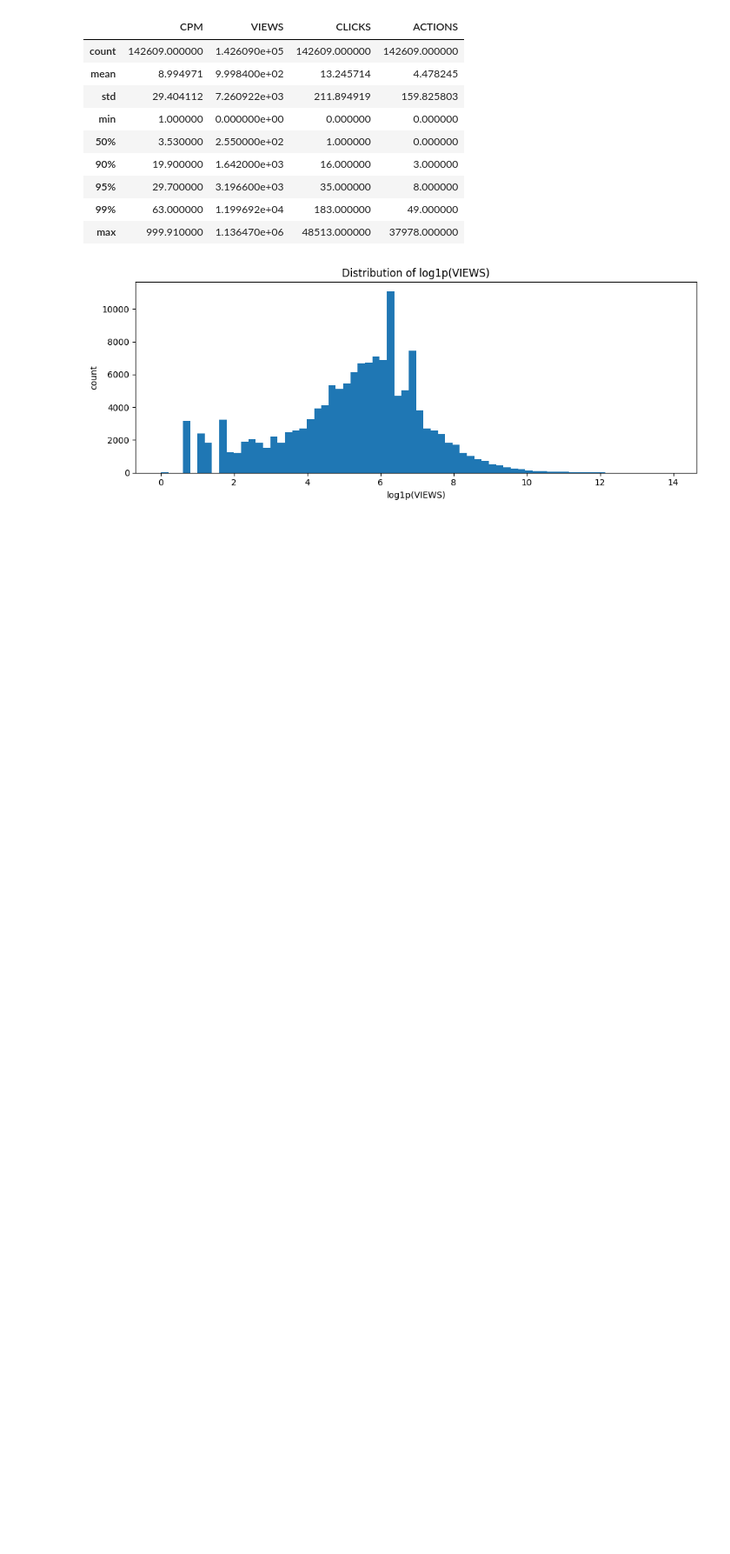
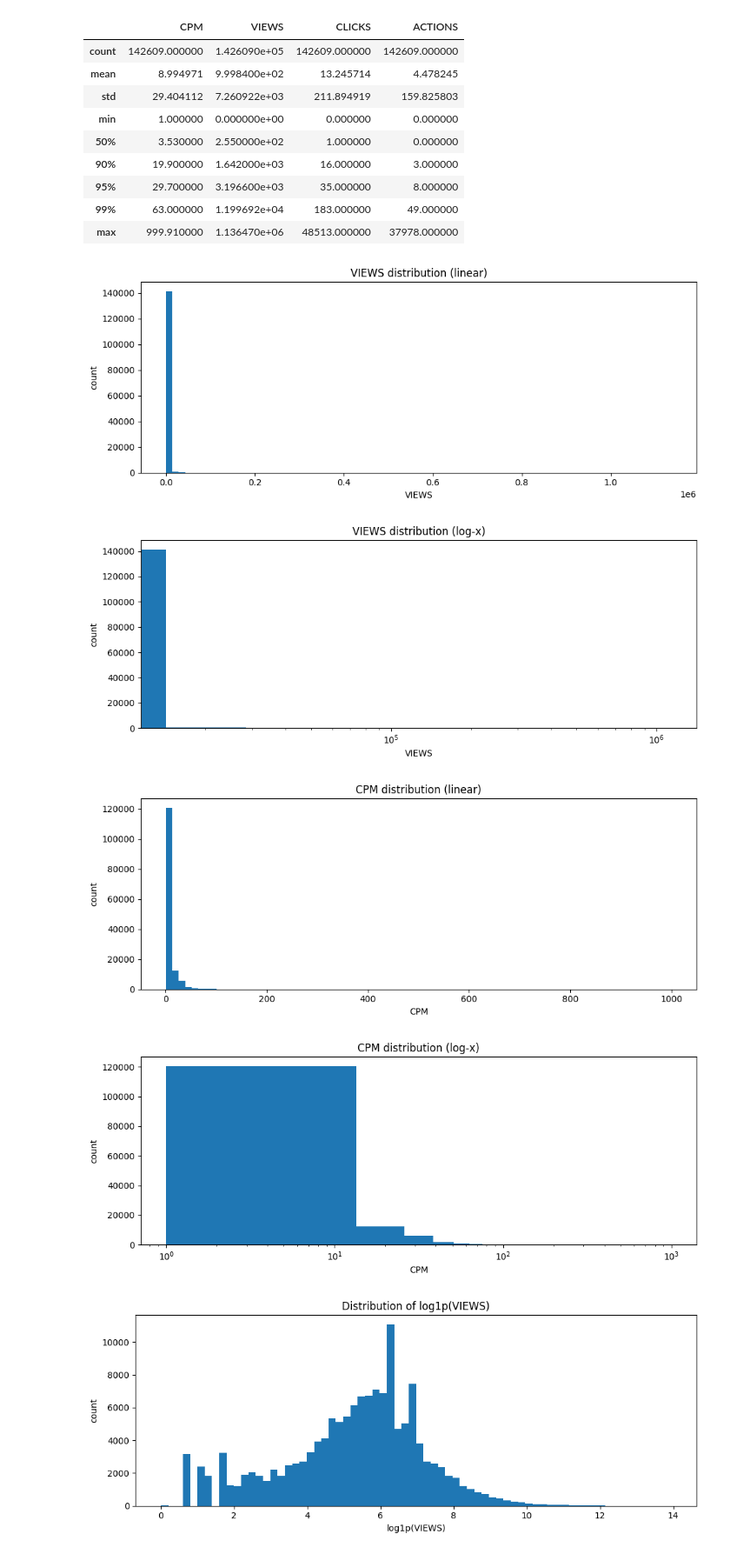
Before and after one commit to Karimkhab/telegram-ads-forecaster, a Jupyter notebook: notebook/EDA.ipynb, the cells around one changed output. Shown at 87% size. Drawn from its saved outputs; the diff is of its cells as text; code cells hidden in the pictures; blank space fills up the shorter version.

```diff
--- a/notebook/EDA.ipynb
+++ b/notebook/EDA.ipynb
@@ -110,6 +130,28 @@ df[num_cols].describe(percentiles=[0.5, 0.9, 0.95, 0.99])# Description of column
 | 95% | 29.700000 | 3.196600e+03 | 35.000000 | 8.000000 |
 | 99% | 63.000000 | 1.199692e+04 | 183.000000 | 49.000000 |
 | max | 999.910000 | 1.136470e+06 | 48513.000000 | 37978.000000 |
+# %%
+def plot_hist(series, title, bins=80, logx=False):
+    s = series.dropna().astype(float)
+    plt.figure(figsize=(10,4))
+    plt.hist(s, bins=bins)
+    plt.title(title)
+    plt.xlabel(series.name)
+    plt.ylabel("count")
+    if logx:
+        plt.xscale("log")
+    plt.tight_layout()
+    plt.show()
+# Plotting default VIEWS.values
+plot_hist(df["VIEWS"], "VIEWS distribution (linear)")
+plot_hist(df["VIEWS"], "VIEWS distribution (log-x)", logx=True)
+plot_hist(df["CPM"], "CPM distribution (linear)")
+plot_hist(df["CPM"], "CPM distribution (log-x)", logx=True)
+# %% [output]
+[figure, added]
+[figure, added]
+[figure, added]
+[figure, added]
 # %%
 # Histogram where instead of VIEWS.values we use a function of these values log1p(VIEWS.values)
 plt.figure(figsize=(10,4))
```
Also changed, not shown: parts of 30 cells of this notebook.
